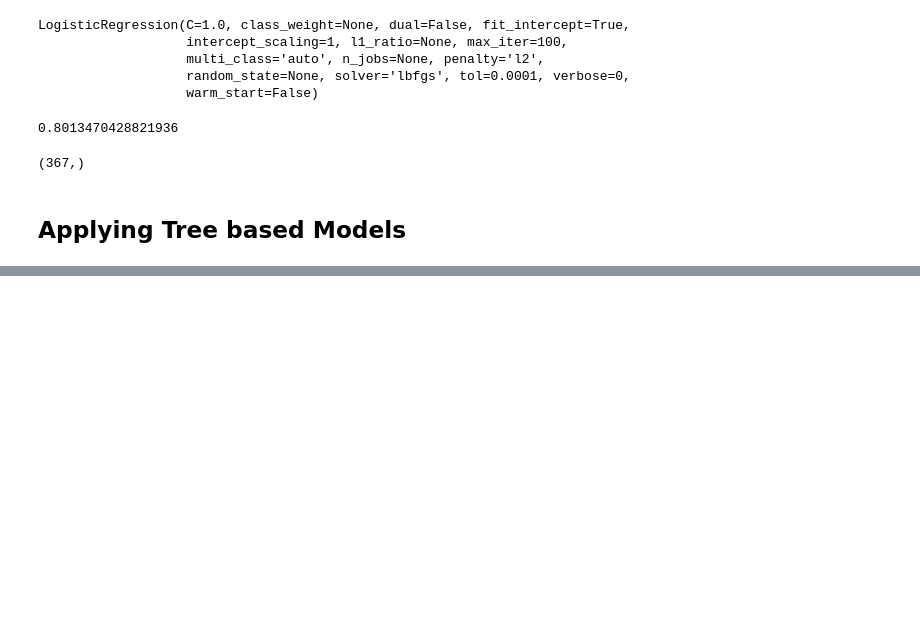
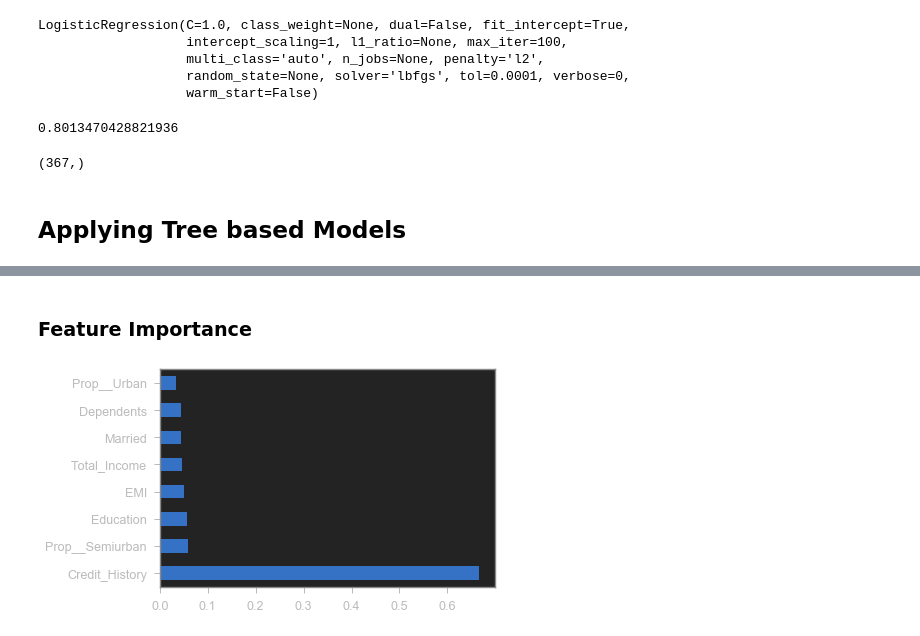
Before and after one commit to sahil0094/Loan-Prediction, a Jupyter notebook: Loan_Prediction.ipynb, the cells around one changed output, grey strips where cells are left out. Cells and saved outputs as stored; diff of their text form; code cells hidden in the pictures; blank space fills up the shorter version.

```diff
--- a/Loan_Prediction.ipynb
+++ b/Loan_Prediction.ipynb
@@ -478,3 +512,12 @@ Accuracy of train 0.7687709230033476
+# %% [markdown]
+### Feature Importance
+# %%
+imp=pd.Series(xgb.feature_importances_,index=x_train.columns)
+imp=imp.sort_values(ascending=False)
+imp.plot(kind='barh')
+plt.show()
+# %% [output]
+[figure, added]
 # %%
 y_pred=xgb.predict(x_test)
 
```
Also changed, not shown: parts of 22 cells of this notebook.
